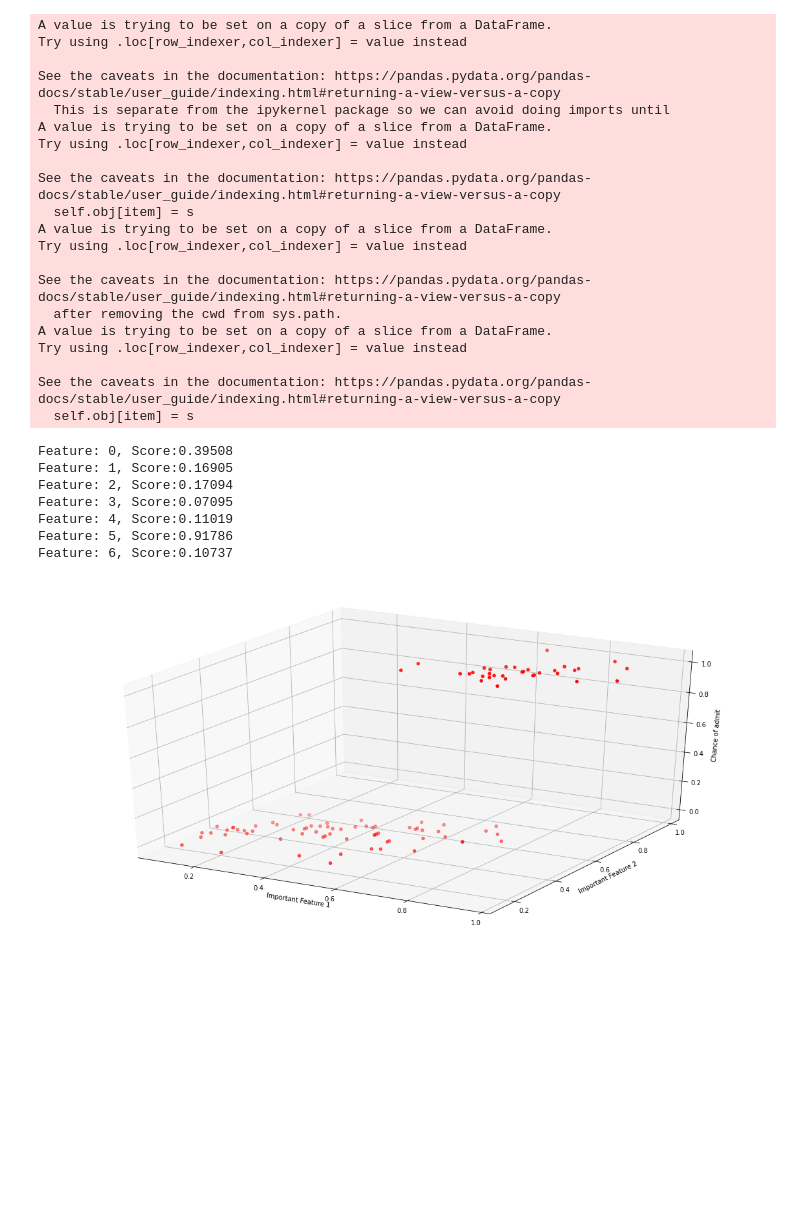
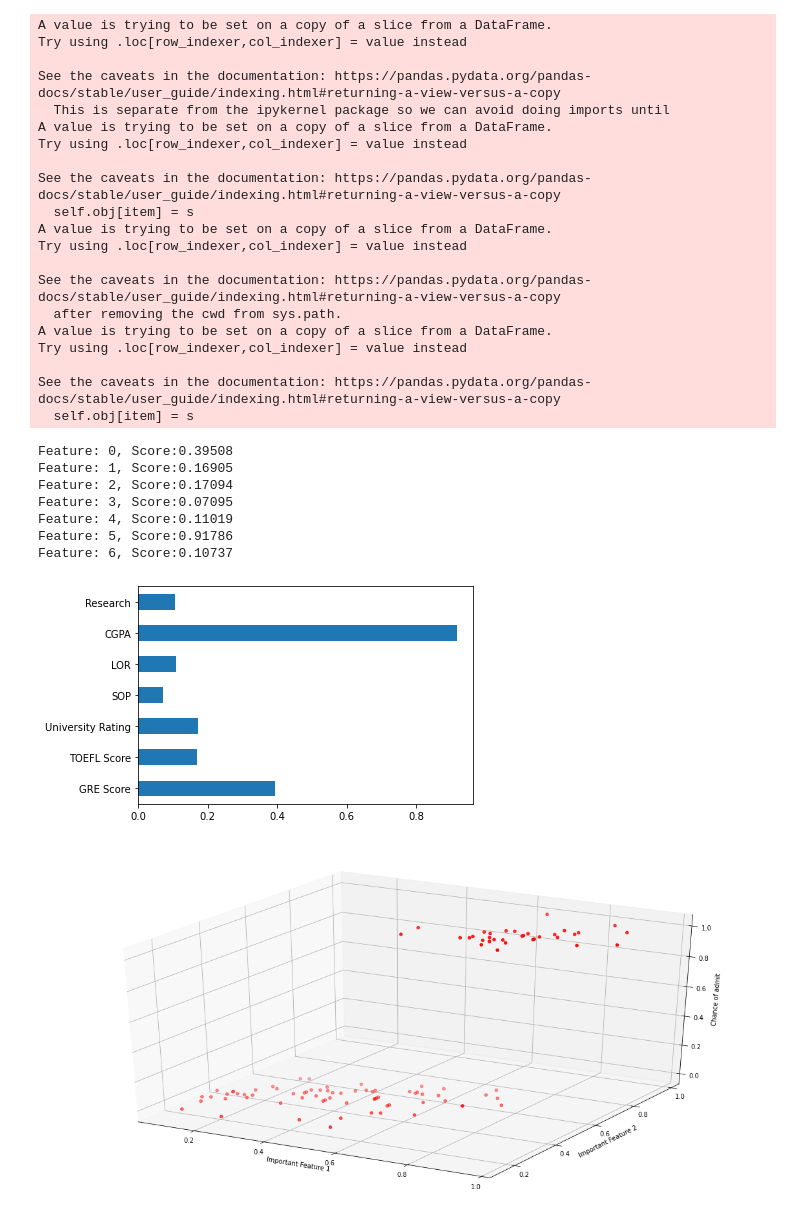
Before and after one commit to amogh2004/Automated-Admission-Prediction, a Jupyter notebook: MLR2.ipynb, the cells around one changed output. Drawn from its saved outputs; the diff is of its cells as text; code cells hidden in the pictures; blank space fills up the shorter version.

```diff
--- a/MLR2.ipynb
+++ b/MLR2.ipynb
@@ -67,15 +67,21 @@ pred = lr.predict(x_test)
 # %%
 f_imp = lr.coef_
 for i, v in enumerate(f_imp):
     print('Feature: %0d, Score:%.5f'%(i,v))
+
+features = df.drop(columns = {'Chance of Admit'})
+f_imp = pd.Series(lr.coef_, index = features.columns)
+f_imp.plot(kind = 'barh')
+plt.show()
 # %% [output]
 Feature: 0, Score:0.39508
 Feature: 1, Score:0.16905
 Feature: 2, Score:0.17094
 Feature: 3, Score:0.07095
 Feature: 4, Score:0.11019
 Feature: 5, Score:0.91786
 Feature: 6, Score:0.10737
+[figure, added]
 # %%
 ax = plt.figure(figsize=(20,10)).add_subplot(projection = '3d')
 ax.set_xlabel('Important Feature 1')
```
Also changed, not shown: 3 other files.
